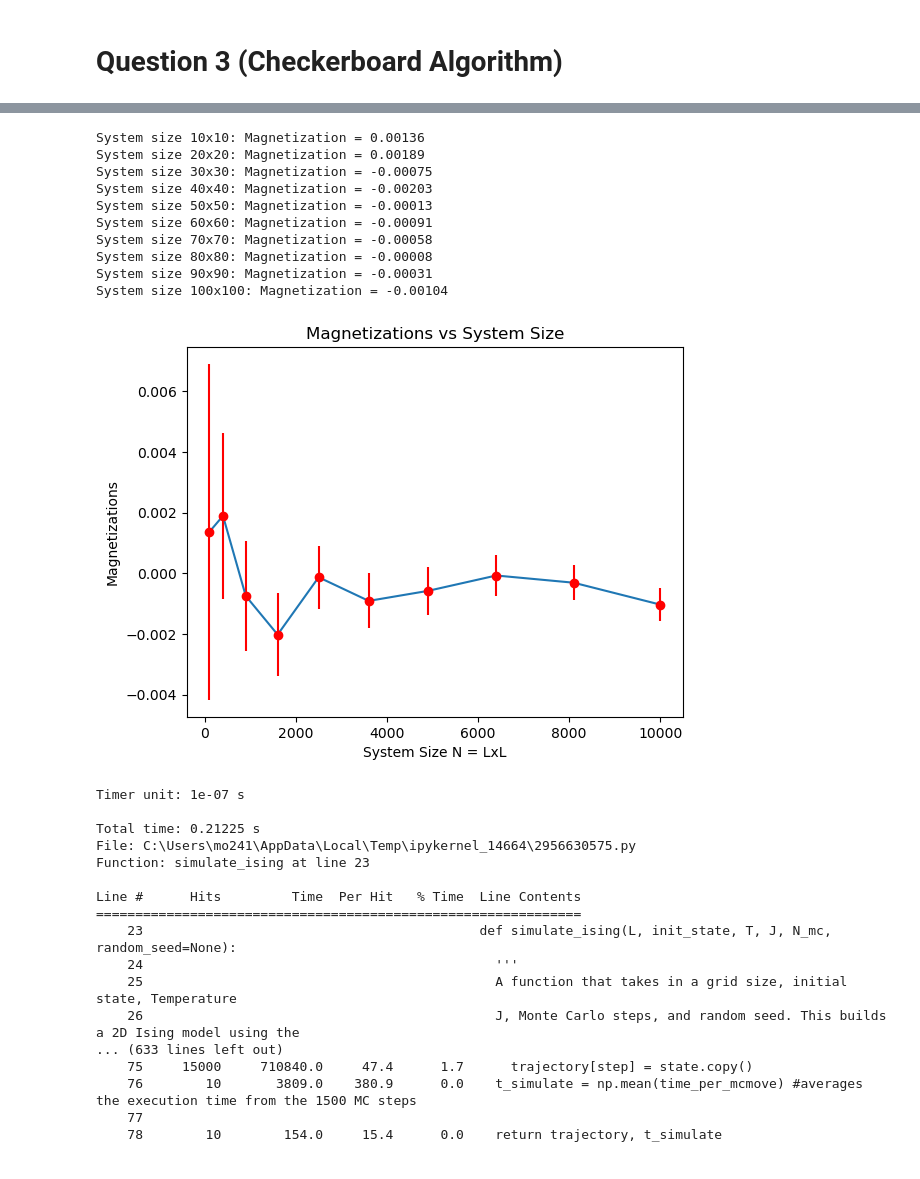
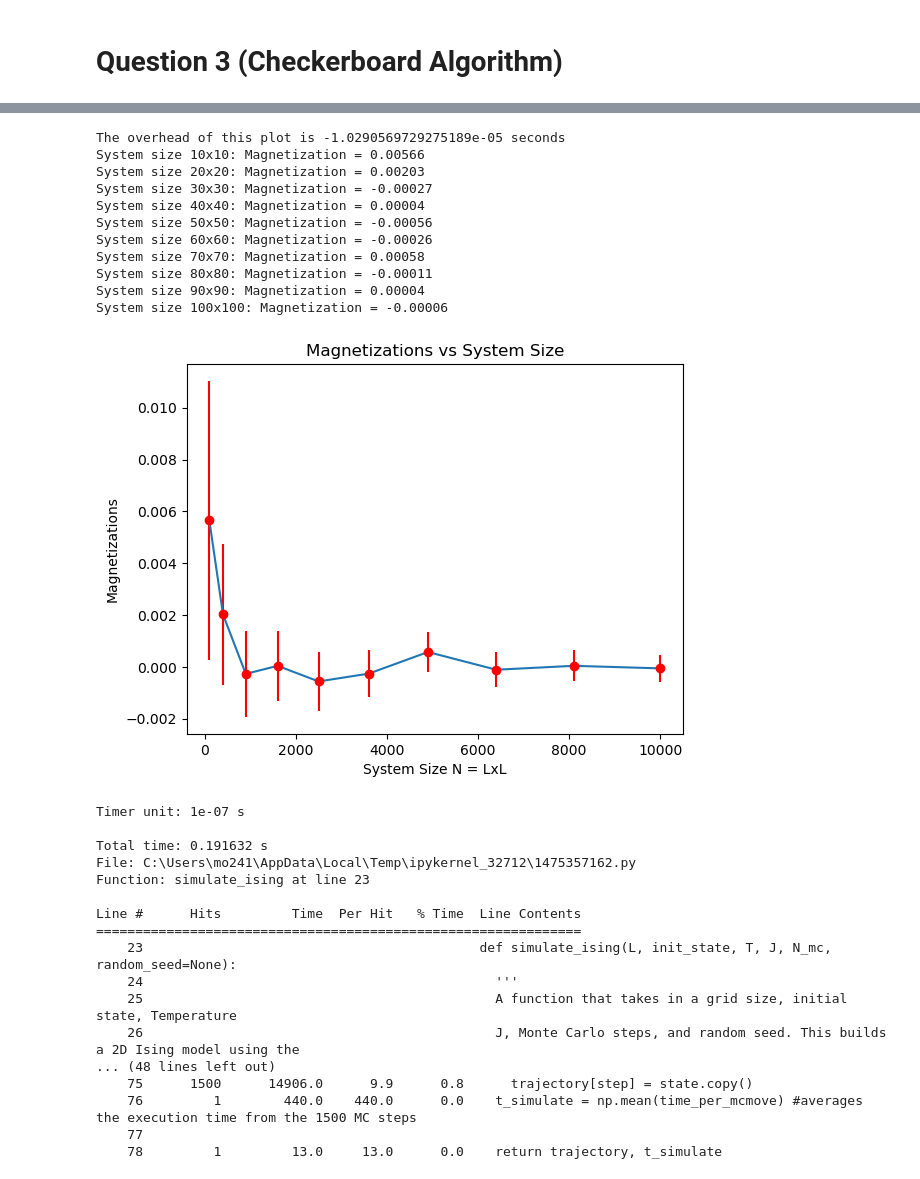
Before and after one commit to MoSpoonRhakib/ChE471HW3, a Jupyter notebook: Mohammed_Rhakib_HW3_Improving_Ising.ipynb, the cells around one changed output, grey strips where cells are left out. Cells and saved outputs as stored; diff of their text form; code cells hidden in the pictures.

Commit message:
Added overhead comparison + Added HW2 for comparison

```diff
--- a/Mohammed_Rhakib_HW3_Improving_Ising.ipynb
+++ b/Mohammed_Rhakib_HW3_Improving_Ising.ipynb
@@ -1190,7 +1190,7 @@ import matplotlib.pyplot as plt
 import time
 from line_profiler import LineProfiler
 from memory_profiler import profile
-
+from scipy import stats
 
 
 def simulate_ising(L, init_state, T, J, N_mc, random_seed=None):
@@ -1413,6 +1413,9 @@ step = np.random.randint(0, N_mc) #how to make it jax related??
 #Running functions for t_sim vs N
 L_values, t_simulate, tsim_errors = run_simulations(grid_size, T, J, N_mc)
 plot_tsim_vs_N(L_values, t_simulate, tsim_errors)
+#Overhead
+intercept = stats.linregress(L_values, t_simulate)
+print(f'The overhead of this plot is {intercept.intercept} seconds')
 
 #Running functions for Mag vs N
 mag_values, mag_errors = run_mag_calc(grid_size, N_mc, J, random_seed=random_seed)
@@ -1439,22 +1442,6 @@ mag_at_tc = calc_magnetization(trajectory_critical)
 plot_Mag_Time_Series(mag_at_tc)
 '''
 
-
-#Line profiler for simulate_ising function [5]
-def lineprofile_simulation():
-
-  l_profiler = LineProfiler()
-  l_p_wrapper = l_profiler(simulate_ising)
-  for L in grid_size:
-      l_p_wrapper(L, init_state, T=T, J=J, N_mc=N_mc, random_seed = random_seed)
-      l_profiler.print_stats()
-
-#Memory profiler for simulate_ising function
-'''def memoryprofile_simulation():
-    if __name__ == "__main__":
-        simulate_ising(L, init_state, T=T, J=J, N_mc=N_mc, random_seed = random_seed)
-'''
-
-
-lineprofile_simulation()
+#Line Profiler [5]
+%lprun -f simulate_ising simulate_ising(10, init_state, T=T, J=J, N_mc=N_mc, random_seed=random_seed)
 # %% [output]
@@ -1474,18 +1464,19 @@ System size 100x100: Avg time per MC cycle = 0.00041 seconds
-System size 10x10: Magnetization = 0.00136
-System size 20x20: Magnetization = 0.00189
-System size 30x30: Magnetization = -0.00075
-System size 40x40: Magnetization = -0.00203
-System size 50x50: Magnetization = -0.00013
-System size 60x60: Magnetization = -0.00091
-System size 70x70: Magnetization = -0.00058
-System size 80x80: Magnetization = -0.00008
-System size 90x90: Magnetization = -0.00031
-System size 100x100: Magnetization = -0.00104
+The overhead of this plot is -1.0290569729275189e-05 seconds
+System size 10x10: Magnetization = 0.00566
+System size 20x20: Magnetization = 0.00203
+System size 30x30: Magnetization = -0.00027
+System size 40x40: Magnetization = 0.00004
+System size 50x50: Magnetization = -0.00056
+System size 60x60: Magnetization = -0.00026
+System size 70x70: Magnetization = 0.00058
+System size 80x80: Magnetization = -0.00011
+System size 90x90: Magnetization = 0.00004
+System size 100x100: Magnetization = -0.00006
-[figure, old version]
+[figure, new version]
 Timer unit: 1e-07 s
 
-Total time: 0.21225 s
-File: C:\Users\mo241\AppData\Local\Temp\ipykernel_14664\2956630575.py
+Total time: 0.191632 s
+File: C:\Users\mo241\AppData\Local\Temp\ipykernel_32712\1475357162.py
 Function: simulate_ising at line 23
 
 Line #      Hits         Time  Per Hit   % Time  Line Contents
@@ -1494,8 +1485,8 @@ Line #      Hits         Time  Per Hit   % Time  Line Contents
     24                                             '''
     25                                             A function that takes in a grid size, initial state, Temperature
     26                                             J, Monte Carlo steps, and random seed. This builds a 2D Ising model using the
-... (633 lines left out)
-    75     15000     710840.0     47.4      1.7      trajectory[step] = state.copy()
-    76        10       3809.0    380.9      0.0    t_simulate = np.mean(time_per_mcmove) #averages the execution time from the 1500 MC steps
+... (48 lines left out)
+    75      1500      14906.0      9.9      0.8      trajectory[step] = state.copy()
+    76         1        440.0    440.0      0.0    t_simulate = np.mean(time_per_mcmove) #averages the execution time from the 1500 MC steps
     77
-    78        10        154.0     15.4      0.0    return trajectory, t_simulate
+    78         1         13.0     13.0      0.0    return trajectory, t_simulate
```
Also changed, not shown: parts of 1 cell of this notebook, 1 other file.
